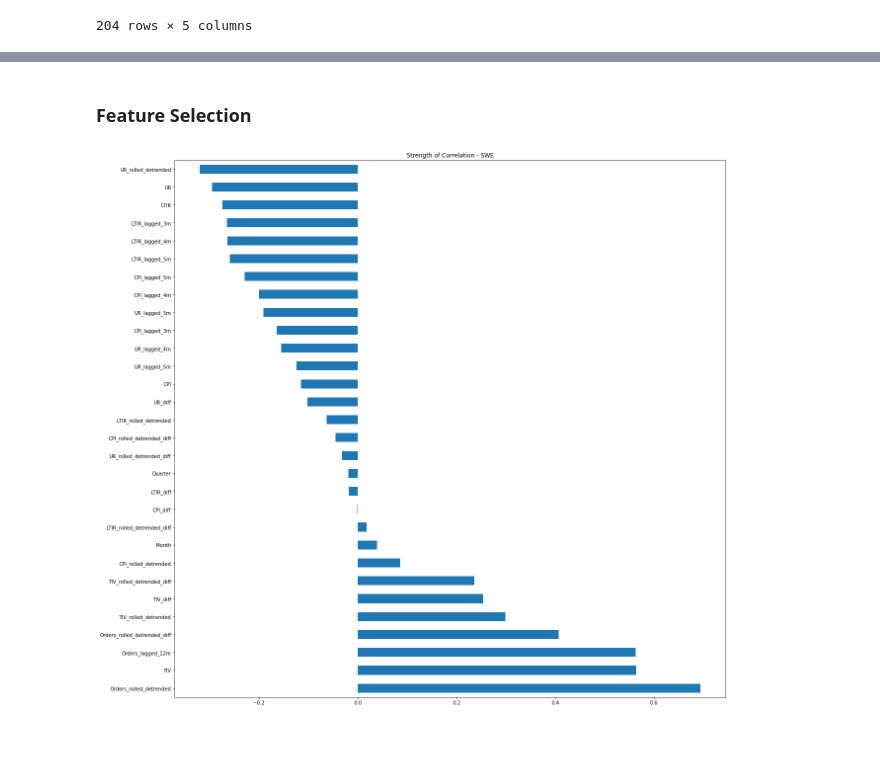
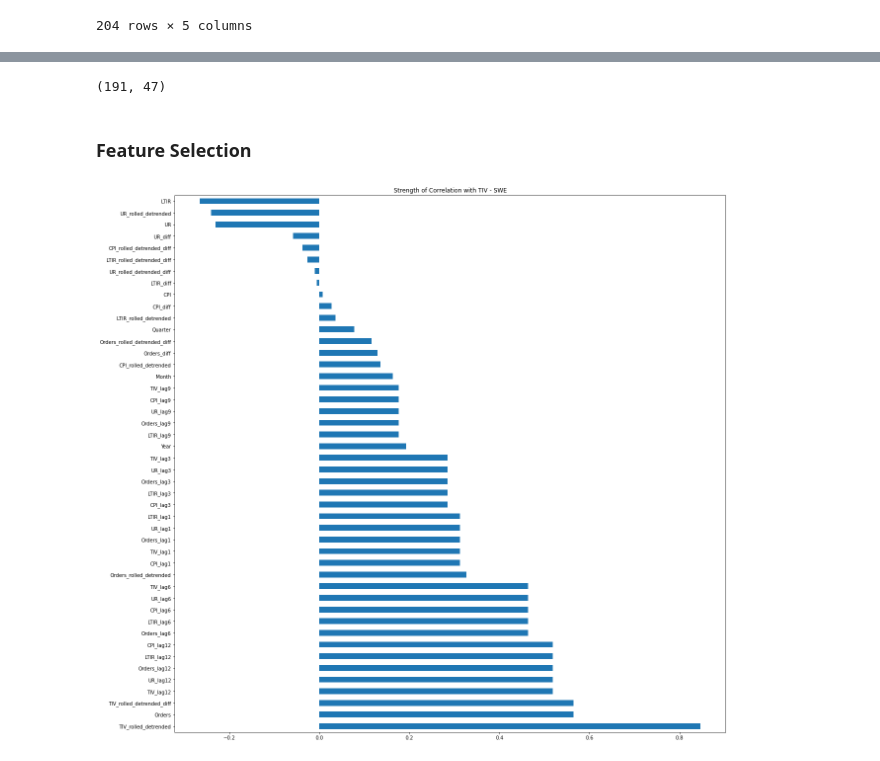
Before and after one commit to martinel-UAS/projects, a Jupyter notebook: 5. Master_thesis/1.Data_exploration.ipynb, the cells around one changed output, grey strips where cells are left out. Saved outputs shown, nothing was run; the diff lists cells and outputs as text; code cells hidden in the pictures.

```diff
--- a/5. Master_thesis/1.Data_exploration.ipynb
+++ b/5. Master_thesis/1.Data_exploration.ipynb
@@ -423,0 +422,6 @@ for i in range (3,6):
+# %%
+columns = df.columns.difference([dep_var])
+
+for r in range:
+    for c in columns:
+        df_fe[c + '_lag' + str(r)] = df_fe[dep_var].shift(r)
@@ -424,9 +447,10 @@ for i in range (3,6):
 # %%
-# Remove trend
-rolling_mean = df.Orders.rolling(window = 12).mean()
-df_fe['Orders_rolled_detrended'] = df_fe.Orders - rolling_mean
+# Create features of the rolling mean (detrended)
+w = 12
+rolling_mean = df[dep_var].rolling(window = w).mean()
+df_fe[dep_var + '_rolled_detrended'] = df_fe[dep_var] - rolling_mean
 ax1 = plt.subplot(121)
-df_fe['Orders_rolled_detrended'].plot(figsize=(12,4), title="Differenced With Rolling Mean over 12 month", ax=ax1);
+df_fe[dep_var + '_rolled_detrended'].plot(figsize=(12,4), title=dep_var + ' differenced With Rolling Mean over ' + str(w) + 'months', ax=ax1);
 ax2 = plt.subplot(122)
-df_fe.Orders.plot(figsize=(12,4), title="Original Values", ax=ax2);
+df_fe[dep_var].plot(figsize=(12,4), title="Original Values", ax=ax2);
 # %% [output]
@@ -434,10 +458,9 @@ df_fe.Orders.plot(figsize=(12,4), title="Original Values", ax=ax2);
 # %%
 # Remove seasonality
 # Differencing Over Time-Series with Rolling Mean taken over 12 Months
-df_fe['Orders_rolled_detrended_diff'] = df_fe.Orders_rolled_detrended - df_fe.Orders_rolled_detrended.shift()
-
+df_fe[dep_var + '_rolled_detrended_diff'] = df_fe[dep_var + '_rolled_detrended'] - df_fe[dep_var + '_rolled_detrended'].shift()
 ax1 = plt.subplot(121)
-df_fe.Orders_rolled_detrended_diff.plot(figsize=(8,4), title="Rolled & Differenced Time-Series", ax=ax1);
+df_fe[dep_var + '_rolled_detrended_diff'].plot(figsize=(8,4), title=dep_var + " rolled & differenced", ax=ax1);
 ax2 = plt.subplot(122)
-df_fe.Orders.plot(figsize=(12,4), title="Original Values", ax=ax2);
+df_fe[dep_var].plot(figsize=(12,4), title="Original Values", ax=ax2);
 # %% [output]
@@ -473,10 +506,11 @@ Index(['Orders', 'CPI', 'UR', 'LTIR', 'TIV', 'Quarter', 'Month',
 # %%
-variables = ['CPI', 'UR', 'LTIR', 'TIV']
-for v in variables:
-    df_fe[v + '_diff'] = df_fe[v].diff(periods=1)
-    rolling_mean = df[v].rolling(window = 12).mean()
-    df_fe[v + '_rolled_detrended'] = df_fe[v] - rolling_mean
-    df_fe[v + '_rolled_detrended_diff'] = df_fe[v + '_rolled_detrended'] - df_fe[v + '_rolled_detrended'].shift()
+# Detrend and stationarize rest of features (excluding target)
+columns = df.columns.difference([dep_var])
+for c in columns:
+    df_fe[c + '_diff'] = df_fe[c].diff()
+    rolling_mean = df[c].rolling(window = w).mean()
+    df_fe[c + '_rolled_detrended'] = df_fe[c] - rolling_mean
+    df_fe[c + '_rolled_detrended_diff'] = df_fe[c + '_rolled_detrended'] - df_fe[c + '_rolled_detrended'].shift()
 # %%
 df_fe = df_fe.dropna()
 # %%
@@ -494,10 +530,14 @@ Index(['Orders', 'CPI', 'UR', 'LTIR', 'TIV', 'Quarter', 'Month',
       dtype='object')
+# %%
+df_fe.shape
+# %% [output]
+(191, 47)
 # %% [markdown]
 ### Feature Selection
 # %%
 figure(figsize=(20, 20))
 
-corr = df_fe.loc[:, df_fe.columns != 'Orders'].corrwith(df_fe.Orders)
-corr.sort_values(ascending=False).plot.barh(title = 'Strength of Correlation - ' + country);
+corr = df_fe.loc[:, df_fe.columns != dep_var].corrwith(df_fe[dep_var])
+corr.sort_values(ascending=False).plot.barh(title = 'Strength of Correlation with ' + dep_var + ' - ' + country);
 # %% [output]
-[figure, old version]
+[figure, new version]
```
Also changed, not shown: parts of 41 cells of this notebook, 9 other files.
